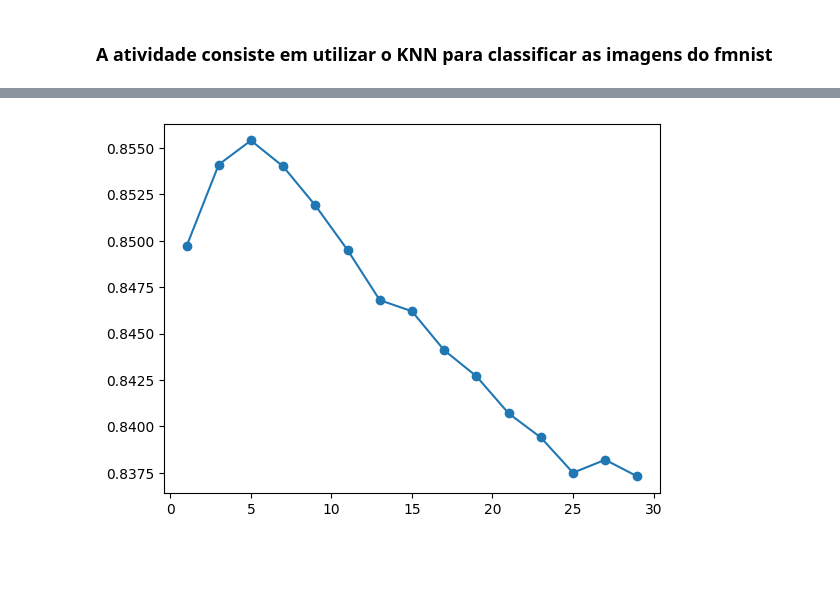
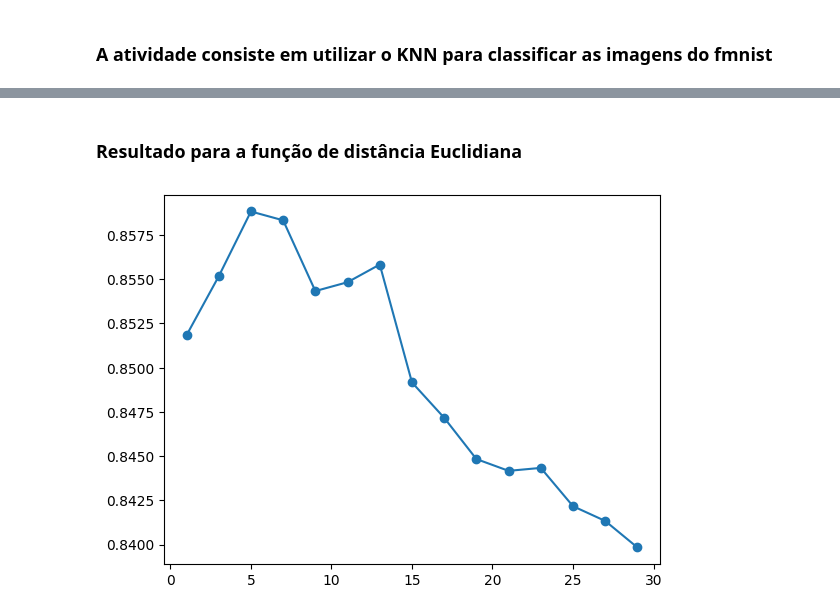
Before and after one commit to FrBreno/ML2023-franciscoBreno, a Jupyter notebook: Atividade_02/knn-fashionmnist.ipynb, the cells around one changed output, grey strips where cells are left out. Drawn from its saved outputs; the diff is of its cells as text; code cells hidden in the pictures; blank space fills up the shorter version.

```diff
--- a/Atividade_02/knn-fashionmnist.ipynb
+++ b/Atividade_02/knn-fashionmnist.ipynb
@@ -79,16 +99,30 @@ X_test, y_test = mnist_reader.load_mnist('data', kind='t10k')
 # %%
+distancias = ['euclidean', 'chebyshev', 'manhattan']
+finalResult = []
 kValues = range(1, 30, 2)
-result = []
 
-for k in kValues:
-    # Treinando o modelo:
-    knn = KNeighborsClassifier(n_neighbors=k, metric='euclidean')
-    knn.fit(X_train, y_train)
-    # Avaliando o modelo:
-    score = knn.score(X_test, y_test)
-    result.append(score)
+def toTrain(distance, kValues):
+    result = []
+
+    for k in kValues:
+        # Treinando o modelo:
+        knn = KNeighborsClassifier(n_neighbors=k, metric=distance)
+        knn.fit(X_train, y_train)
+        # Avaliando o modelo:
+        score = knn.score(X_val, y_val)
+        result.append(score)
+
+    return result
+# %%
+finalResult.append(toTrain(distancias[0], kValues))
+# %%
+finalResult.append(toTrain(distancias[1], kValues))
+# %%
+finalResult.append(toTrain(distancias[2], kValues))
+# %% [markdown]
+### Resultado para a função de distância Euclidiana
 # %%
-plt.plot(kValues, result, marker='o')
+plt.plot(kValues, finalResult[0], marker='o')
 plt.show()
 # %% [output]
-[figure, old version]
+[figure, new version]
```
Also changed, not shown: parts of 20 cells of this notebook.
